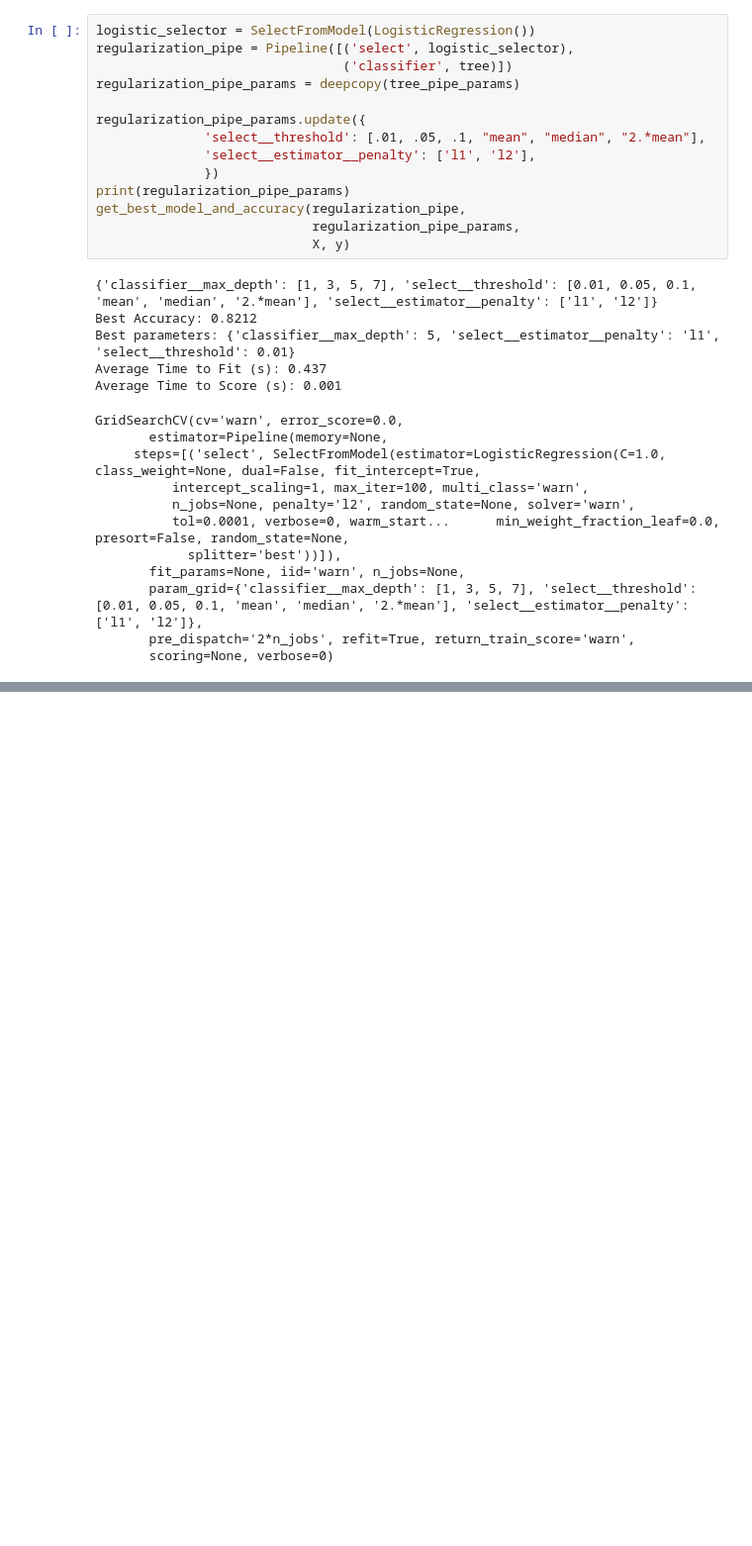
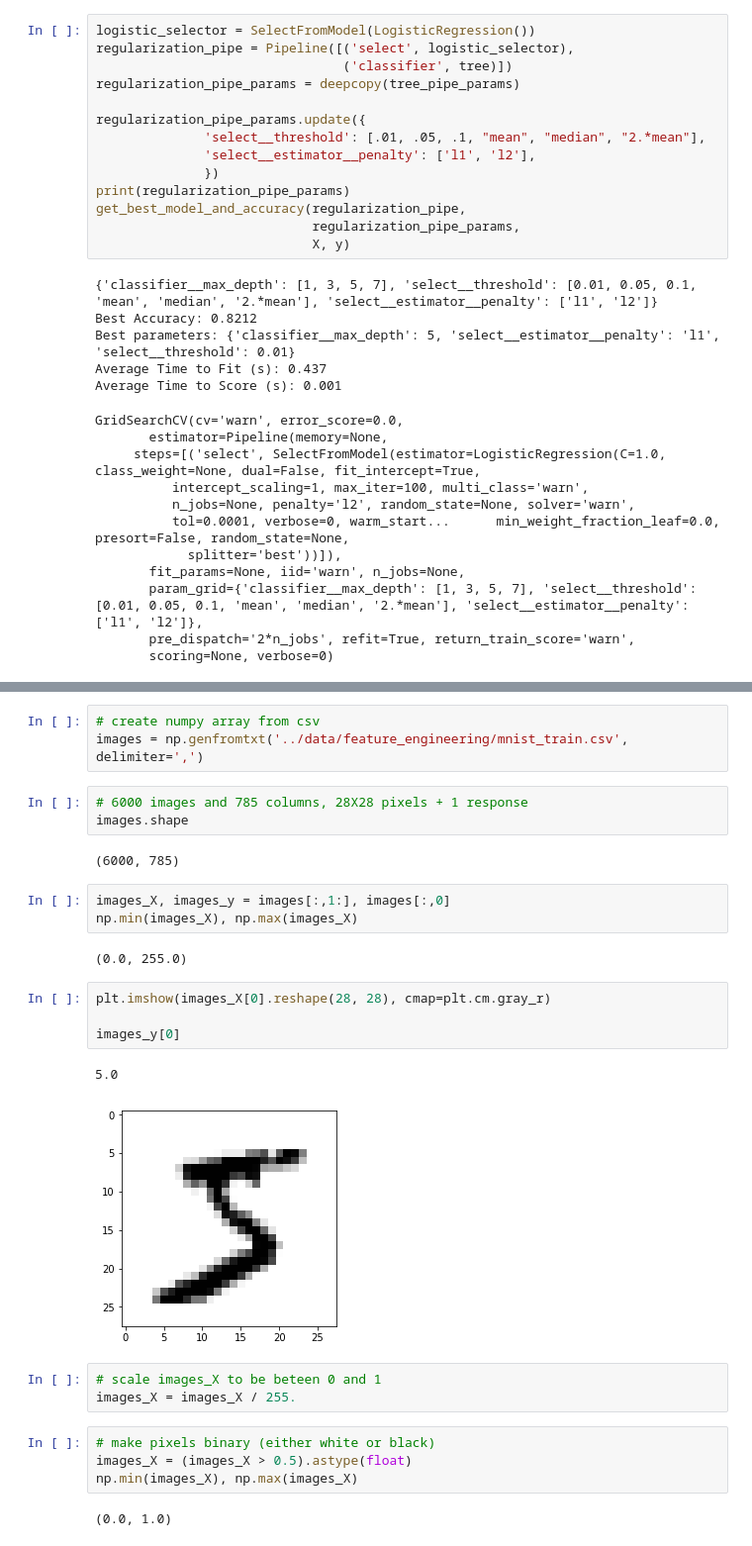
Before and after one commit to Skyexu/machine-learning-practice, a Jupyter notebook: feature_engineering/2. 特征工程入门与实践-book.ipynb, the cells around one changed output, grey strips where cells are left out. Shown at 99% size. Cells and saved outputs as stored; diff of their text form; blank space fills up the shorter version.

Commit message:
compelt feature engineering

```diff
--- a/feature_engineering/2. 特征工程入门与实践-book.ipynb
+++ b/feature_engineering/2. 特征工程入门与实践-book.ipynb
@@ -1576,0 +1610,29 @@ GridSearchCV(cv='warn', error_score=0.0,
+# %%
+# create numpy array from csv
+images = np.genfromtxt('../data/feature_engineering/mnist_train.csv', delimiter=',')
+# %%
+# 6000 images and 785 columns, 28X28 pixels + 1 response
+images.shape
+# %% [output]
+(6000, 785)
+# %%
+images_X, images_y = images[:,1:], images[:,0]
+np.min(images_X), np.max(images_X)
+# %% [output]
+(0.0, 255.0)
+# %%
+plt.imshow(images_X[0].reshape(28, 28), cmap=plt.cm.gray_r)
+
+images_y[0]
+# %% [output]
+5.0
+[figure, added]
+# %%
+# scale images_X to be beteen 0 and 1
+images_X = images_X / 255.
+# %%
+# make pixels binary (either white or black)
+images_X = (images_X > 0.5).astype(float)
+np.min(images_X), np.max(images_X)
+# %% [output]
+(0.0, 1.0)
```
Also changed, not shown: parts of 20 cells of this notebook, 19 other files.
